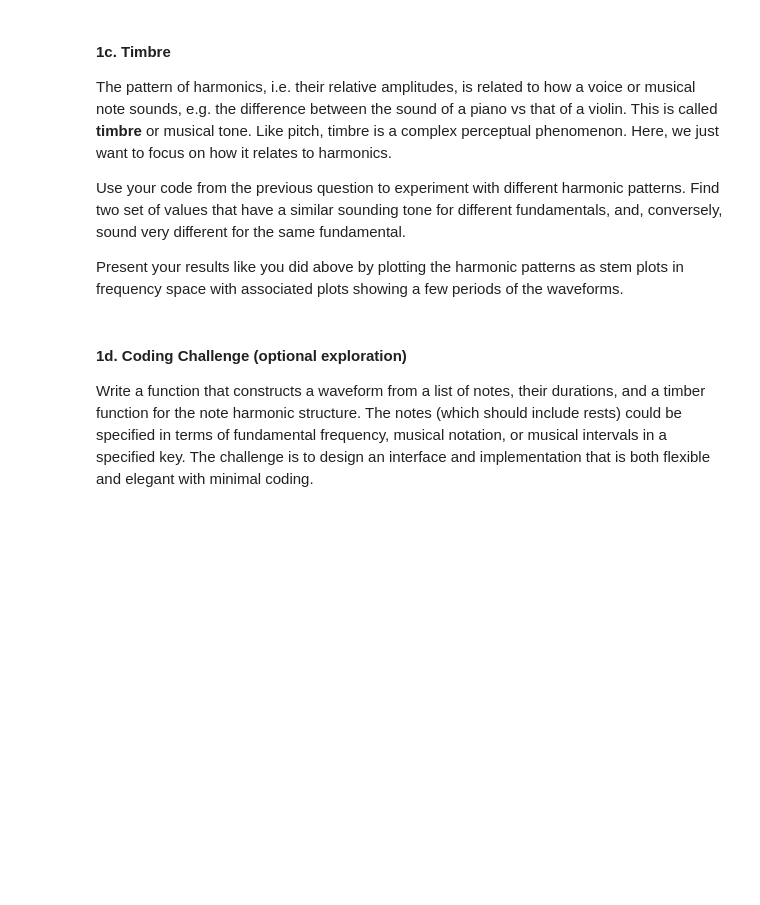
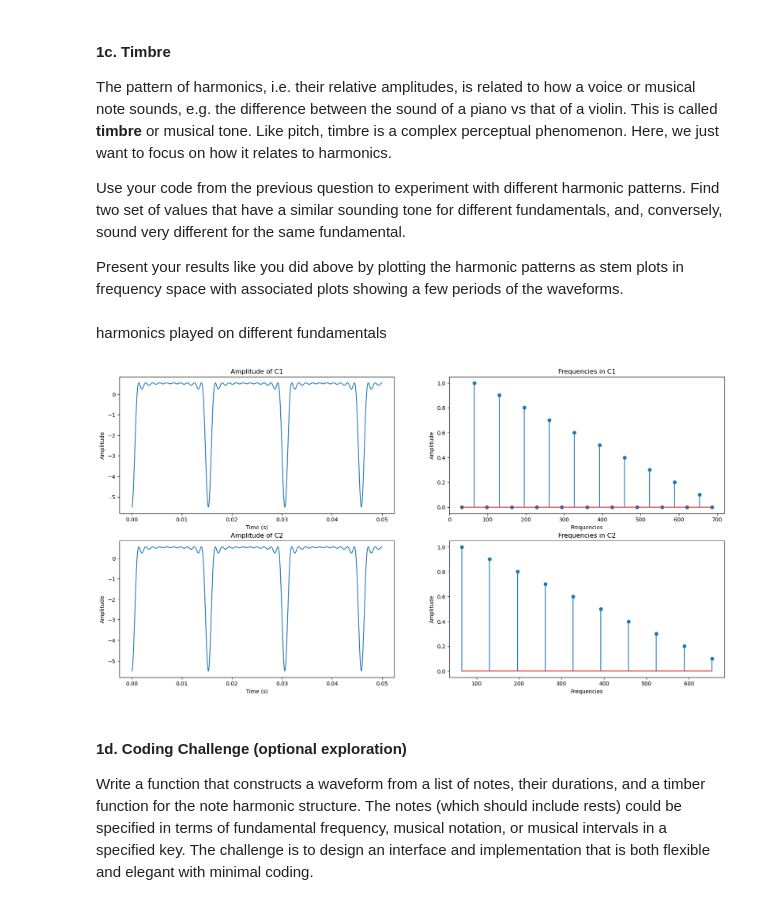
Before and after one commit to sakinkirti/CSDS364, a Jupyter notebook: A4/A4-sak207.ipynb, the cells around one changed output. Drawn from its saved outputs; the diff is of its cells as text; code cells hidden in the pictures; blank space fills up the shorter version.

```diff
--- a/A4/A4-sak207.ipynb
+++ b/A4/A4-sak207.ipynb
@@ -74,6 +171,52 @@ The pattern of harmonics, i.e. their relative amplitudes, is related to how a vo
 Use your code from the previous question to experiment with different harmonic patterns.  Find two set of values that have a similar sounding tone for different fundamentals, and, conversely, sound very different for the same fundamental.
 
 Present your results like you did above by plotting the harmonic patterns as stem plots in frequency space with associated plots showing a few periods of the waveforms.
+# %% [markdown]
+harmonics played on different fundamentals
+# %%
+# set up for plotting
+fig, ax = plt.subplots(2, 2)
+fig.set_size_inches(20, 10)
+H1 = [0.0, 1.0, 0.0, 0.9, 0.0, 0.8, 0.0, 0.7, 0.0, 0.6, 0.0, 0.5, 0.0, 0.4, 0.0, 0.3, 0.0, 0.2, 0.0, 0.1, 0.0]
+H2 = [1.0, 0.9, 0.8, 0.7, 0.6, 0.5, 0.4, 0.3, 0.2, 0.1]
+C1 = 32.7 # C_1
+C2 = 65.41 # C_2
+
+# create the first sound
+T1, S1 = create_sound(f=lambda t: harmonic(t, f1=C1, alist=H1, Φlist=0.5), duration=0.05, filename="1c_C1.wav")
+
+# get the frequencies
+freqs = [(i+1) * C1 for i in range(len(H1))]
+
+# plot
+ax[0][0].plot(T1, S1)
+ax[0][0].set_title("Amplitude of C1")
+ax[0][0].set_xlabel("Time (s)")
+ax[0][0].set_ylabel("Amplitude")
+ax[0][1].stem(freqs, H1)
+ax[0][1].set_title("Frequencies in C1")
+ax[0][1].set_xlabel("Frequencies")
+ax[0][1].set_ylabel("Amplitude")
+
+# create the second sound
+T2, S2 = create_sound(f=lambda t: harmonic(t, f1=C2, alist=H2, Φlist=0.5), duration=0.05, filename="1c_C2.wav")
+
+# get the frequencies
+freqs = [(i+1) * C2 for i in range(len(H2))]
+
+# plot
+ax[1][0].plot(T2, S2)
+ax[1][0].set_title("Amplitude of C2")
+ax[1][0].set_xlabel("Time (s)")
+ax[1][0].set_ylabel("Amplitude")
+ax[1][1].stem(freqs, H2)
+ax[1][1].set_title("Frequencies in C2")
+ax[1][1].set_xlabel("Frequencies")
+ax[1][1].set_ylabel("Amplitude")
+
+plt.show()
+# %% [output]
+[figure, added]
 # %% [markdown]
 #### 1d. Coding Challenge (optional exploration)
 
```
Also changed, not shown: parts of 33 cells of this notebook, 12 other files.
